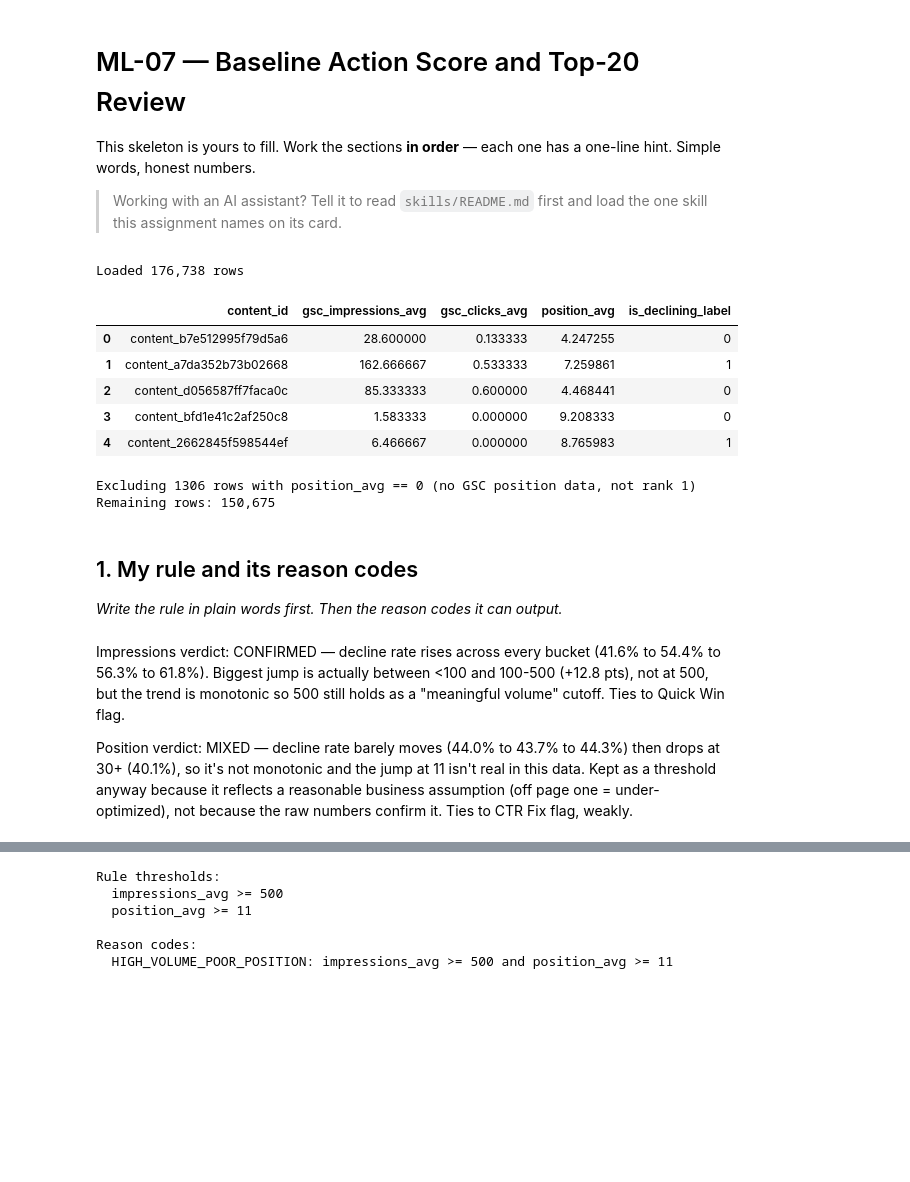
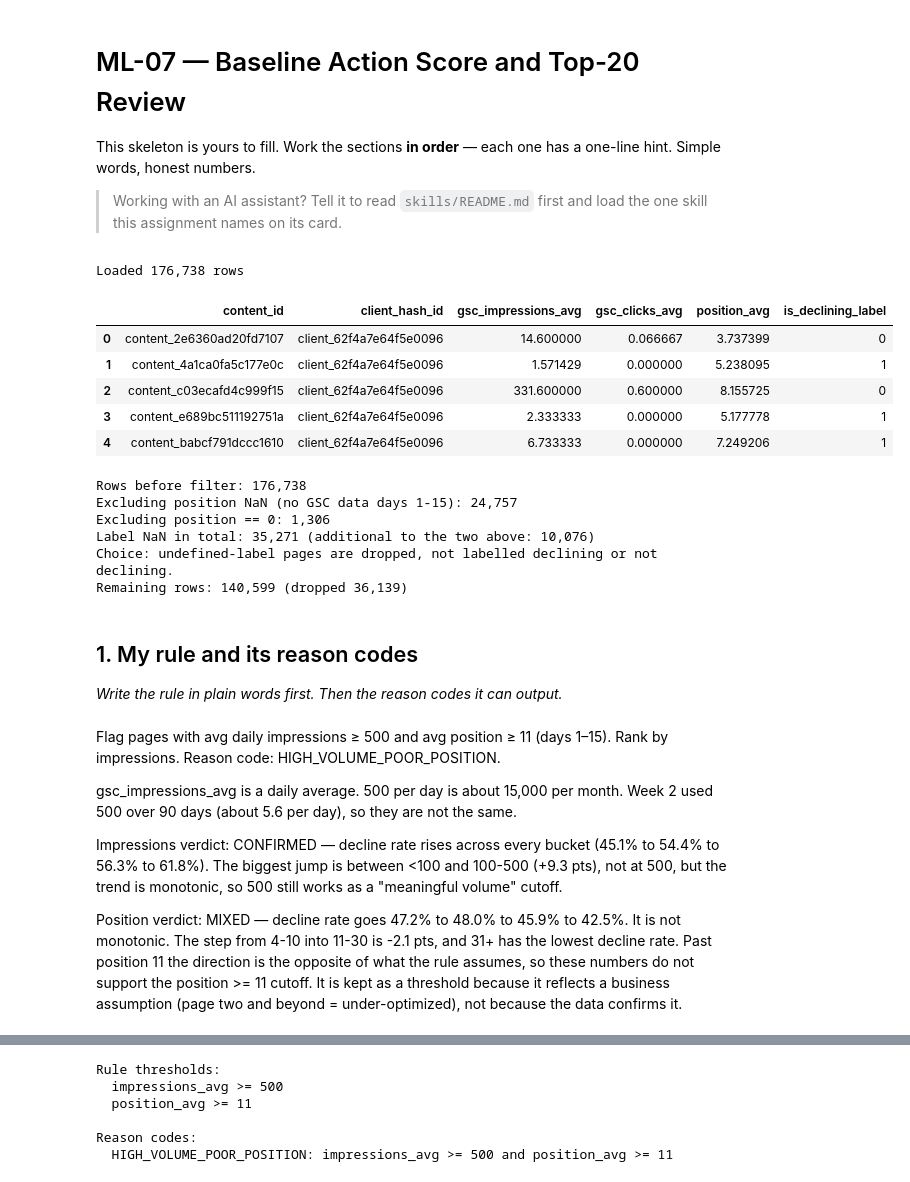
Before and after one commit to musab855/flyrank-ml-internship, a Jupyter notebook: work/notebooks/w04_baseline_score.ipynb, the cells around one changed output, grey strips where cells are left out. Saved outputs shown, nothing was run; the diff lists cells and outputs as text; code cells hidden in the pictures; blank space fills up the shorter version.

```diff
--- a/work/notebooks/w04_baseline_score.ipynb
+++ b/work/notebooks/w04_baseline_score.ipynb
@@ -21,64 +21,94 @@ rel = "hf://datasets/FlyRank/internship-warehouse"
 
 feature_frame = con.sql(f"""
 WITH daily_averages AS (
   SELECT
     content_hash_id,
     client_hash_id,
     AVG(CASE WHEN report_date < '2026-03-16' AND gsc_data_available THEN gsc_impressions ELSE NULL END) as gsc_impressions_1to15,
     AVG(CASE WHEN report_date < '2026-03-16' AND gsc_data_available THEN gsc_clicks ELSE NULL END) as gsc_clicks_1to15,
     AVG(CASE WHEN report_date < '2026-03-16' AND gsc_data_available THEN gsc_avg_position ELSE NULL END) as position_1to15,
     AVG(CASE WHEN report_date >= '2026-03-16' AND gsc_data_available THEN gsc_impressions ELSE NULL END) as gsc_impressions_16to31,
     AVG(CASE WHEN report_date >= '2026-03-16' AND gsc_data_available THEN gsc_clicks ELSE NULL END) as gsc_clicks_16to31,
     AVG(CASE WHEN report_date >= '2026-03-16' AND gsc_data_available THEN gsc_avg_position ELSE NULL END) as position_16to31
   FROM read_parquet('{rel}/fact_content_daily_performance/**/*.parquet')
   WHERE report_date >= '2026-03-01' AND report_date < '2026-04-01' AND gsc_data_available = TRUE
   GROUP BY content_hash_id, client_hash_id
 )
 SELECT
   content_hash_id AS content_id,
+  client_hash_id,
   gsc_impressions_1to15 as gsc_impressions_avg,
   gsc_clicks_1to15 as gsc_clicks_avg,
   position_1to15 as position_avg,
-  (CASE WHEN gsc_impressions_16to31 < gsc_impressions_1to15 THEN 1 ELSE 0 END) as is_declining_label
+  (CASE
+     WHEN gsc_impressions_16to31 IS NULL OR gsc_impressions_1to15 IS NULL THEN NULL
+     WHEN gsc_impressions_16to31 < gsc_impressions_1to15 THEN 1
+     ELSE 0
+   END) as is_declining_label
 FROM daily_averages
 """)
 
 df = feature_frame.df()
 
 print(f"Loaded {len(df):,} rows")
 df.head()
 # %% [output]
 Loaded 176,738 rows
-|  | content_id | gsc_impressions_avg | gsc_clicks_avg | position_avg | is_declining_label |
-| 0 | content_b7e512995f79d5a6 | 28.600000 | 0.133333 | 4.247255 | 0 |
-| 1 | content_a7da352b73b02668 | 162.666667 | 0.533333 | 7.259861 | 1 |
-| 2 | content_d056587ff7faca0c | 85.333333 | 0.600000 | 4.468441 | 0 |
-| 3 | content_bfd1e41c2af250c8 | 1.583333 | 0.000000 | 9.208333 | 0 |
-| 4 | content_2662845f598544ef | 6.466667 | 0.000000 | 8.765983 | 1 |
+|  | content_id | client_hash_id | gsc_impressions_avg | gsc_clicks_avg | position_avg | is_declining_label |
+| 0 | content_2e6360ad20fd7107 | client_62f4a7e64f5e0096 | 14.600000 | 0.066667 | 3.737399 | 0 |
+| 1 | content_4a1ca0fa5c177e0c | client_62f4a7e64f5e0096 | 1.571429 | 0.000000 | 5.238095 | 1 |
+| 2 | content_c03ecafd4c999f15 | client_62f4a7e64f5e0096 | 331.600000 | 0.600000 | 8.155725 | 0 |
+| 3 | content_e689bc511192751a | client_62f4a7e64f5e0096 | 2.333333 | 0.000000 | 5.177778 | 1 |
+| 4 | content_babcf791dccc1610 | client_62f4a7e64f5e0096 | 6.733333 | 0.000000 | 7.249206 | 1 |
-# %%
-no_position_data = (df['position_avg'] == 0).sum()
-print(f"Excluding {no_position_data} rows with position_avg == 0 (no GSC position data, not rank 1)")
-
-df = df[df['position_avg'] > 0].copy()
-print(f"Remaining rows: {len(df):,}")
-# %% [output]
-Excluding 1306 rows with position_avg == 0 (no GSC position data, not rank 1)
-Remaining rows: 150,675
+# %%
+n_before = len(df)
+pos_nan  = df['position_avg'].isna()
+pos_zero = df['position_avg'] == 0
+lab_nan  = df['is_declining_label'].isna()
+
+n_pos_nan  = int(pos_nan.sum())
+n_pos_zero = int(pos_zero.sum())
+n_lab_nan_all = int(lab_nan.sum())
+n_lab_nan_extra = int((lab_nan & ~pos_nan & ~pos_zero).sum())  # not already counted above
+
+print(f"Rows before filter: {n_before:,}")
+print(f"Excluding position NaN (no GSC data days 1-15): {n_pos_nan:,}")
+print(f"Excluding position == 0: {n_pos_zero:,}")
+print(f"Label NaN in total: {n_lab_nan_all:,} (additional to the two above: {n_lab_nan_extra:,})")
+print("Choice: undefined-label pages are dropped, not labelled declining or not declining.")
+
+df = df[~pos_nan & ~pos_zero & ~lab_nan].copy()
+df['is_declining_label'] = df['is_declining_label'].astype(int)
+n_dropped = n_before - len(df)
+print(f"Remaining rows: {len(df):,} (dropped {n_dropped:,})")
+assert n_dropped == n_pos_nan + n_pos_zero + n_lab_nan_extra
+# %% [output]
+Rows before filter: 176,738
+Excluding position NaN (no GSC data days 1-15): 24,757
+Excluding position == 0: 1,306
+Label NaN in total: 35,271 (additional to the two above: 10,076)
+Choice: undefined-label pages are dropped, not labelled declining or not declining.
+Remaining rows: 140,599 (dropped 36,139)
 # %% [markdown]
 ## 1. My rule and its reason codes
 
 *Write the rule in plain words first. Then the reason codes it can output.*
 # %% [markdown]
+Flag pages with avg daily impressions ≥ 500 and avg position ≥ 11 (days 1–15). Rank by impressions. Reason code: HIGH_VOLUME_POOR_POSITION.
+
+gsc_impressions_avg is a daily average. 500 per day is about 15,000 per month. Week 2 used 500 over 90 days (about 5.6 per day), so they are not the same.
+
 Impressions verdict: CONFIRMED — decline rate rises across every bucket
-(41.6% to 54.4% to 56.3% to 61.8%). Biggest jump is actually between <100
-and 100-500 (+12.8 pts), not at 500, but the trend is monotonic so 500
-still holds as a "meaningful volume" cutoff. Ties to Quick Win flag.
+(45.1% to 54.4% to 56.3% to 61.8%). The biggest jump is between <100 and
+100-500 (+9.3 pts), not at 500, but the trend is monotonic, so 500 still
+works as a "meaningful volume" cutoff.
 
-Position verdict: MIXED — decline rate barely moves (44.0% to 43.7% to
-44.3%) then drops at 30+ (40.1%), so it's not monotonic and the jump at
-11 isn't real in this data. Kept as a threshold anyway because it reflects
-a reasonable business assumption (off page one = under-optimized), not
-because the raw numbers confirm it. Ties to CTR Fix flag, weakly.
+Position verdict: MIXED — decline rate goes 47.2% to 48.0% to 45.9% to 42.5%.
+It is not monotonic. The step from 4-10 into 11-30 is -2.1 pts, and 31+ has
+the lowest decline rate. Past position 11 the direction is the opposite of what
+the rule assumes, so these numbers do not support the position >= 11 cutoff.
+It is kept as a threshold because it reflects a business assumption (page two
+and beyond = under-optimized), not because the data confirms it.
 # %%
 imp_bins = [0, 100, 500, 2000, np.inf]
 imp_labels = ['<100', '100-500', '500-2000', '2000+']
```
Also changed, not shown: parts of 11 cells of this notebook.
